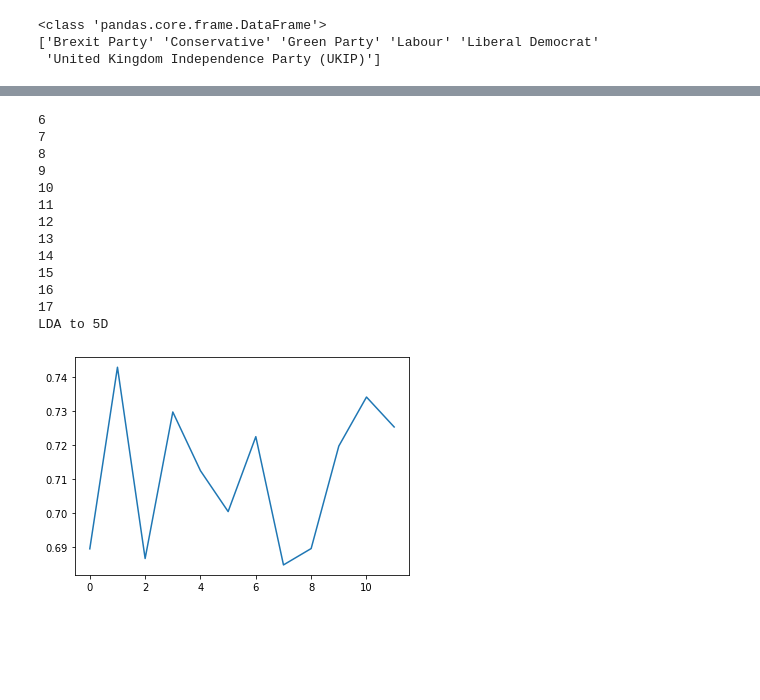
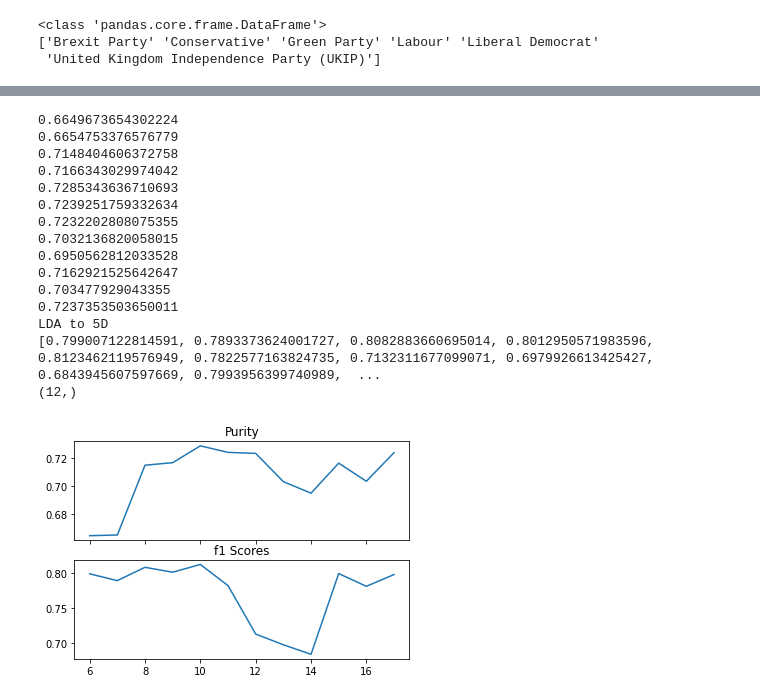
Before and after one commit to rbromley19/MDM_3_Politics, a Jupyter notebook: Dimreduction Comparison.ipynb, the cells around one changed output, grey strips where cells are left out. Saved outputs shown, nothing was run; the diff lists cells and outputs as text; code cells hidden in the pictures; blank space fills up the shorter version.

```diff
--- a/Dimreduction Comparison.ipynb
+++ b/Dimreduction Comparison.ipynb
@@ -253,24 +346,26 @@ plt.plot(range(6,18),purities["PCA"])
 # %%
 from sklearn.discriminant_analysis import LinearDiscriminantAnalysis
 
 lda = LinearDiscriminantAnalysis(n_components=5)
-data = lda.fit_transform(kmeansdata,scaleddf[idmode])
-kmpurity(data,"LDA to 5D")
+lda5ddata = lda.fit_transform(kmeansdata,scaleddf[idmode])
+kmpurity(lda5ddata,"LDA to 5D")
 # %% [output]
-6
-7
-8
-9
-10
-11
-12
-13
-14
-15
-16
-17
+0.6649673654302224
+0.6654753376576779
+0.7148404606372758
+0.7166343029974042
+0.7285343636710693
+0.7239251759332634
+0.7232202808075355
+0.7032136820058015
+0.6950562812033528
+0.7162921525642647
+0.703477929043355
+0.7237353503650011
 LDA to 5D
+[0.799007122814591, 0.7893373624001727, 0.8082883660695014, 0.8012950571983596, 0.8123462119576949, 0.7822577163824735, 0.7132311677099071, 0.6979926613425427, 0.6843945607597669, 0.7993956399740989,  ...
+(12,)
-[figure, old version]
+[figure, new version]
 # %%
 from sklearn.neighbors import NeighborhoodComponentsAnalysis
 
```
Also changed, not shown: parts of 17 cells of this notebook, 1 other file.
